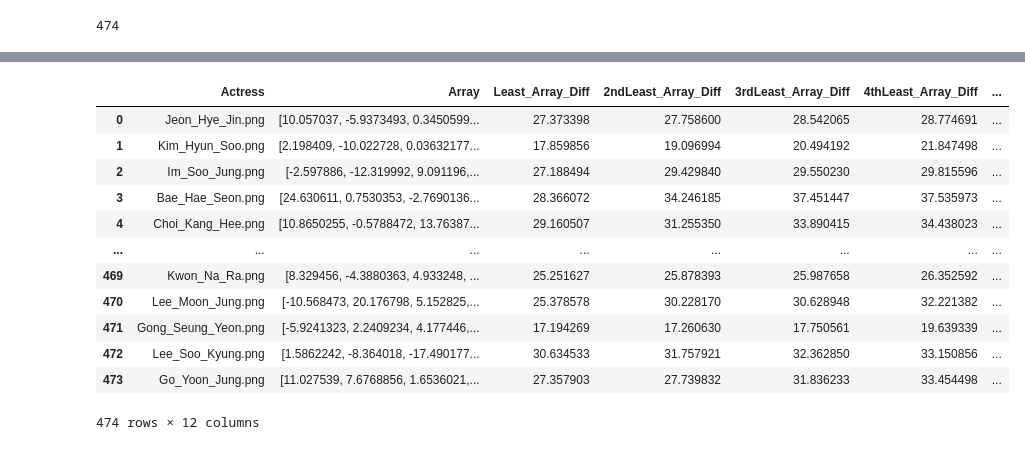
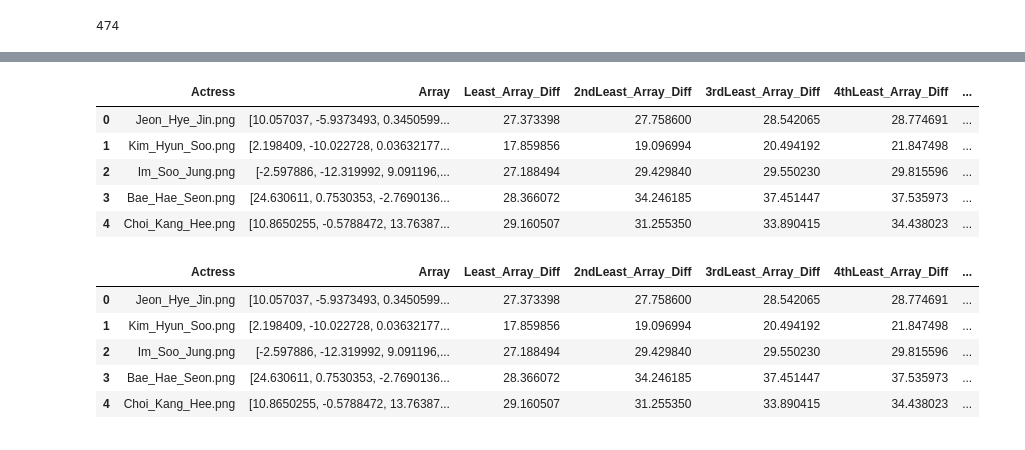
Before and after one commit to valencialie11/cz1016_kdrama, a Jupyter notebook: image.ipynb, the cells around one changed output, grey strips where cells are left out. Saved outputs shown, nothing was run; the diff lists cells and outputs as text; code cells hidden in the pictures.

```diff
--- a/image.ipynb
+++ b/image.ipynb
@@ -362,21 +301,14 @@ dF1 = pd.DataFrame(overallF,columns=['Least_Array_Diff', '2ndLeast_Array_Diff','
 # %%
 dF2 = pd.concat([dF, dF1], axis = 1)
 # %%
-dF2
+dF2.head()
 # %% [output]
 |  | Actress | Array | Least_Array_Diff | 2ndLeast_Array_Diff | 3rdLeast_Array_Diff | 4thLeast_Array_Diff | ... |
 | 0 | Jeon_Hye_Jin.png | [10.057037, -5.9373493, 0.3450599... | 27.373398 | 27.758600 | 28.542065 | 28.774691 | ... |
 | 1 | Kim_Hyun_Soo.png | [2.198409, -10.022728, 0.03632177... | 17.859856 | 19.096994 | 20.494192 | 21.847498 | ... |
 | 2 | Im_Soo_Jung.png | [-2.597886, -12.319992, 9.091196,... | 27.188494 | 29.429840 | 29.550230 | 29.815596 | ... |
 | 3 | Bae_Hae_Seon.png | [24.630611, 0.7530353, -2.7690136... | 28.366072 | 34.246185 | 37.451447 | 37.535973 | ... |
 | 4 | Choi_Kang_Hee.png | [10.8650255, -0.5788472, 13.76387... | 29.160507 | 31.255350 | 33.890415 | 34.438023 | ... |
-| ... | ... | ... | ... | ... | ... | ... | ... |
-| 469 | Kwon_Na_Ra.png | [8.329456, -4.3880363, 4.933248, ... | 25.251627 | 25.878393 | 25.987658 | 26.352592 | ... |
-| 470 | Lee_Moon_Jung.png | [-10.568473, 20.176798, 5.152825,... | 25.378578 | 30.228170 | 30.628948 | 32.221382 | ... |
-| 471 | Gong_Seung_Yeon.png | [-5.9241323, 2.2409234, 4.177446,... | 17.194269 | 17.260630 | 17.750561 | 19.639339 | ... |
-| 472 | Lee_Soo_Kyung.png | [1.5862242, -8.364018, -17.490177... | 30.634533 | 31.757921 | 32.362850 | 33.150856 | ... |
-| 473 | Go_Yoon_Jung.png | [11.027539, 7.6768856, 1.6536021,... | 27.357903 | 27.739832 | 31.836233 | 33.454498 | ... |
-474 rows × 12 columns
 # %%
 bestmatchF = []
 
@@ -410,6 +342,15 @@ dF6 = pd.DataFrame(fourthmatchF,columns=['Fourth_Match_Actress'])
 dF7 = pd.DataFrame(fifthmatchF,columns=['Fifth_Match_Actress'])
 # %%
 dF8 = pd.concat([dF2, dF3, dF4, dF5, dF6, dF7], axis = 1)
+# %%
+dF8.head()
+# %% [output]
+|  | Actress | Array | Least_Array_Diff | 2ndLeast_Array_Diff | 3rdLeast_Array_Diff | 4thLeast_Array_Diff | ... |
+| 0 | Jeon_Hye_Jin.png | [10.057037, -5.9373493, 0.3450599... | 27.373398 | 27.758600 | 28.542065 | 28.774691 | ... |
+| 1 | Kim_Hyun_Soo.png | [2.198409, -10.022728, 0.03632177... | 17.859856 | 19.096994 | 20.494192 | 21.847498 | ... |
+| 2 | Im_Soo_Jung.png | [-2.597886, -12.319992, 9.091196,... | 27.188494 | 29.429840 | 29.550230 | 29.815596 | ... |
+| 3 | Bae_Hae_Seon.png | [24.630611, 0.7530353, -2.7690136... | 28.366072 | 34.246185 | 37.451447 | 37.535973 | ... |
+| 4 | Choi_Kang_Hee.png | [10.8650255, -0.5788472, 13.76387... | 29.160507 | 31.255350 | 33.890415 | 34.438023 | ... |
 # %%
 #dF8.to_csv("actress.csv")
 # %%
```
Also changed, not shown: parts of 9 cells of this notebook, 1 other file.
